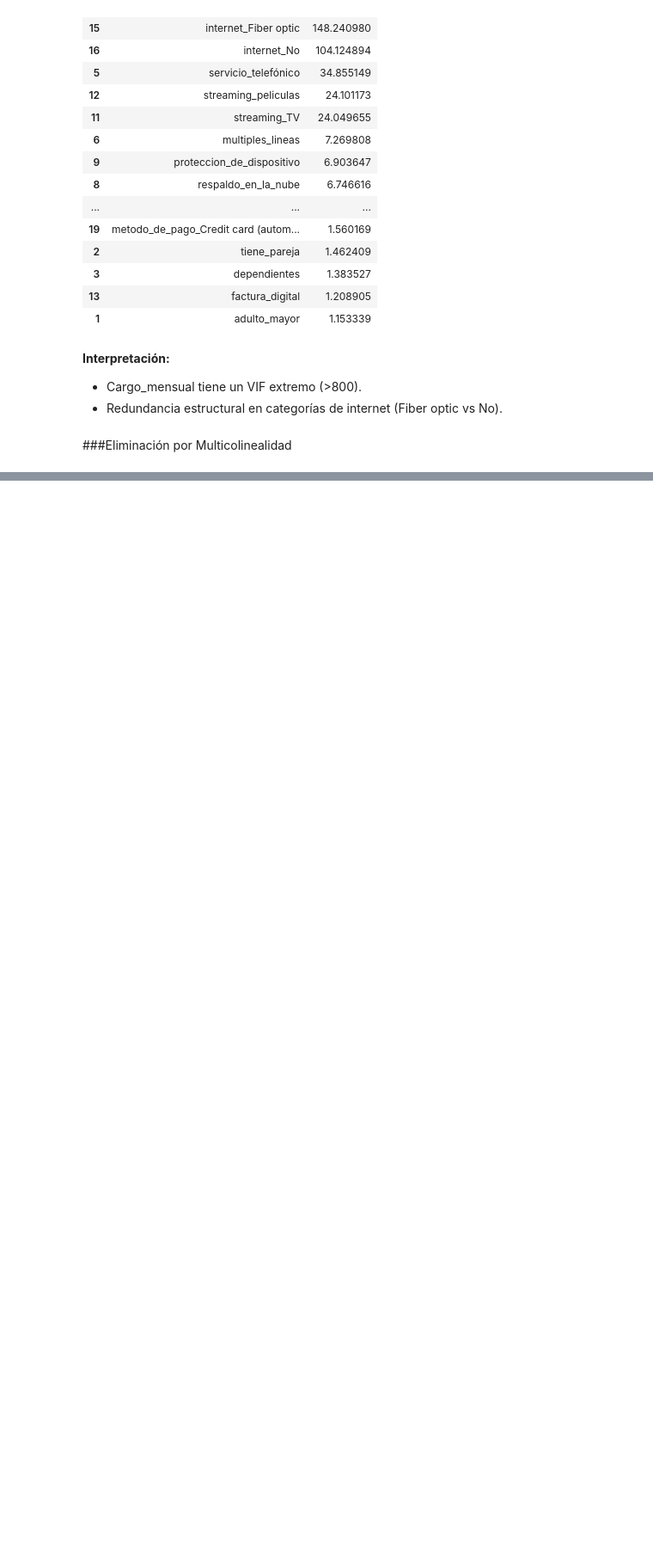
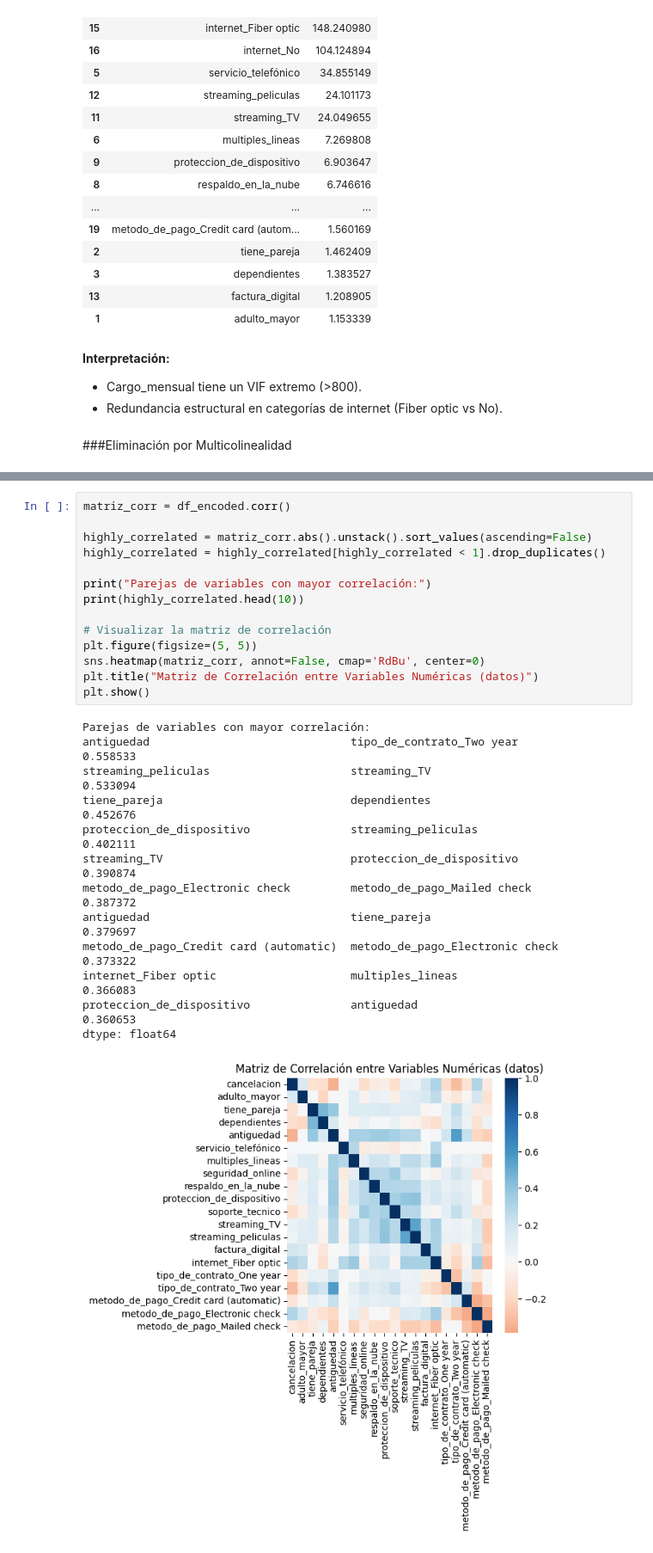
Before and after one commit to NicoPerotto/challenge2-data-science-LATAM-Parte-2, a Jupyter notebook: TelecomX_part2_LATAM.ipynb, the cells around one changed output, grey strips where cells are left out. Shown at 86% size. Saved outputs shown, nothing was run; the diff lists cells and outputs as text; blank space fills up the shorter version.

```diff
--- a/TelecomX_part2_LATAM.ipynb
+++ b/TelecomX_part2_LATAM.ipynb
@@ -604,0 +366,28 @@ Usar los modelos desarrollados para generar alertas tempranas de riesgo de rotac
+# %%
+matriz_corr = df_encoded.corr()
+
+highly_correlated = matriz_corr.abs().unstack().sort_values(ascending=False)
+highly_correlated = highly_correlated[highly_correlated < 1].drop_duplicates()
+
+print("Parejas de variables con mayor correlación:")
+print(highly_correlated.head(10))
+
+# Visualizar la matriz de correlación
+plt.figure(figsize=(5, 5))
+sns.heatmap(matriz_corr, annot=False, cmap='RdBu', center=0)
+plt.title("Matriz de Correlación entre Variables Numéricas (datos)")
+plt.show()
+# %% [output]
+Parejas de variables con mayor correlación:
+antiguedad                              tipo_de_contrato_Two year          0.558533
+streaming_peliculas                     streaming_TV                       0.533094
+tiene_pareja                            dependientes                       0.452676
+proteccion_de_dispositivo               streaming_peliculas                0.402111
+streaming_TV                            proteccion_de_dispositivo          0.390874
+metodo_de_pago_Electronic check         metodo_de_pago_Mailed check        0.387372
+antiguedad                              tiene_pareja                       0.379697
+metodo_de_pago_Credit card (automatic)  metodo_de_pago_Electronic check    0.373322
+internet_Fiber optic                    multiples_lineas                   0.366083
+proteccion_de_dispositivo               antiguedad                         0.360653
+dtype: float64
+[figure, added]
```
Also changed, not shown: parts of 87 cells of this notebook.
